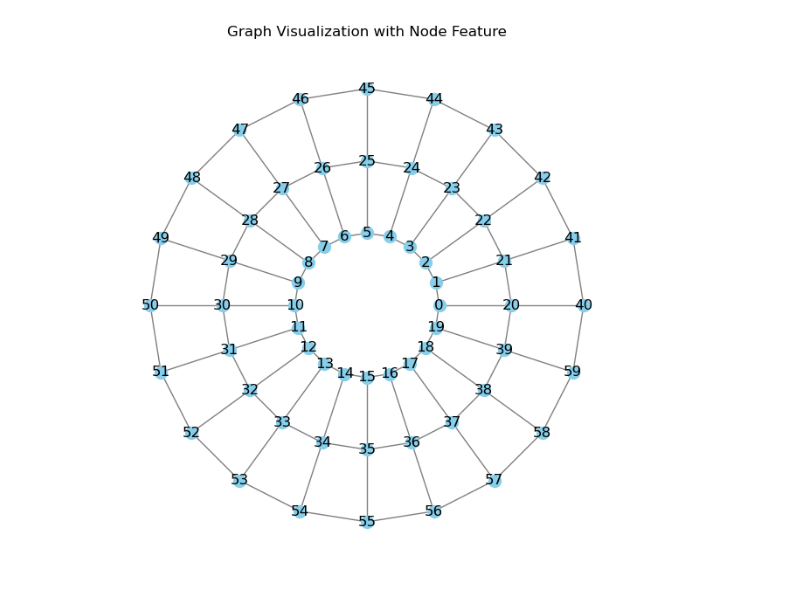
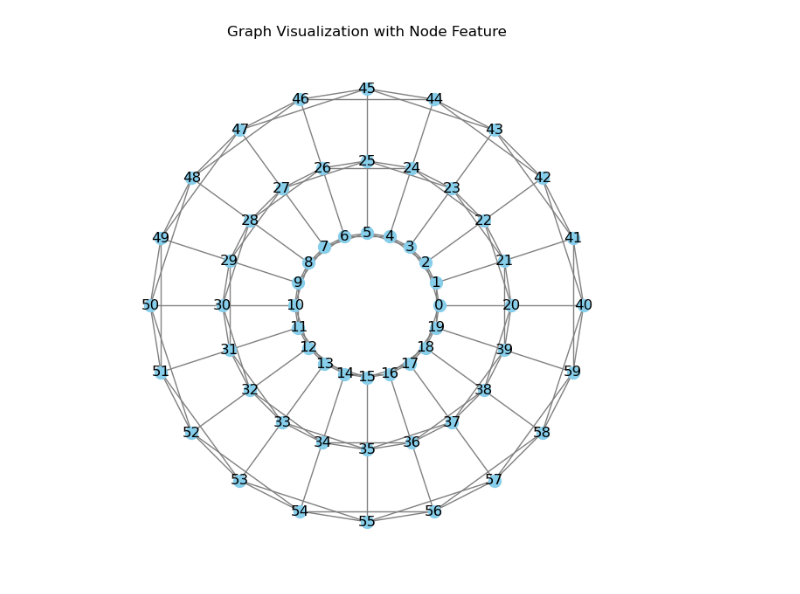
Before and after one commit to winstonqian/Forecast-Node-Time-Series, a Jupyter notebook: Trial Project.ipynb, the cells around one changed output. Cells and saved outputs as stored; diff of their text form; code cells hidden in the pictures.

```diff
--- a/Trial Project.ipynb
+++ b/Trial Project.ipynb
@@ -36,32 +36,32 @@ def generate_concentric_graphs(layers, nodes_per_layer, k):
                 neighbor_index = (i - hop) % nodes_per_layer
                 G.add_edge(node_id, layer * nodes_per_layer + neighbor_index)
 
     # Connect nodes between layers
     for layer in range(1, layers):
         for i in range(nodes_per_layer):
             this_layer_node = layer * nodes_per_layer + i
             inner_layer_node = (layer - 1) * nodes_per_layer + i
             G.add_edge(this_layer_node, inner_layer_node)
 
     # Get positions for visualization
     pos = nx.get_node_attributes(G, 'pos')
     return G, pos
 
 # Paramaters for k_model graph
 layers = 3
 nodes_per_layer = 20
-k_model = 1
+k_model = 2
 
 # Generate the graph
 G, pos = generate_concentric_graphs(layers, nodes_per_layer, k_model)
 
 # Convert networkx graph to PyTorch Geometric Data
 data = pyg_utils.from_networkx(G)
 
 # Plot the graph
 plt.figure(figsize=(6, 6))
 nx.draw(G, pos, with_labels=True, node_size=100, node_color="skyblue", edge_color="gray")
 plt.title("Graph Visualization with Node Feature")
 plt.show()
 # %% [output]
-[figure, old version]
+[figure, new version]
```
Also changed, not shown: parts of 6 cells of this notebook.
